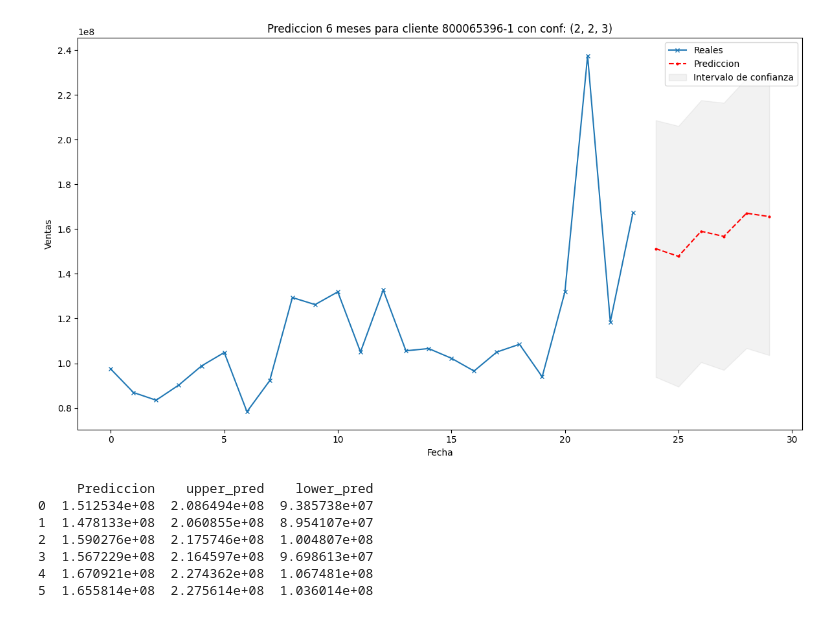
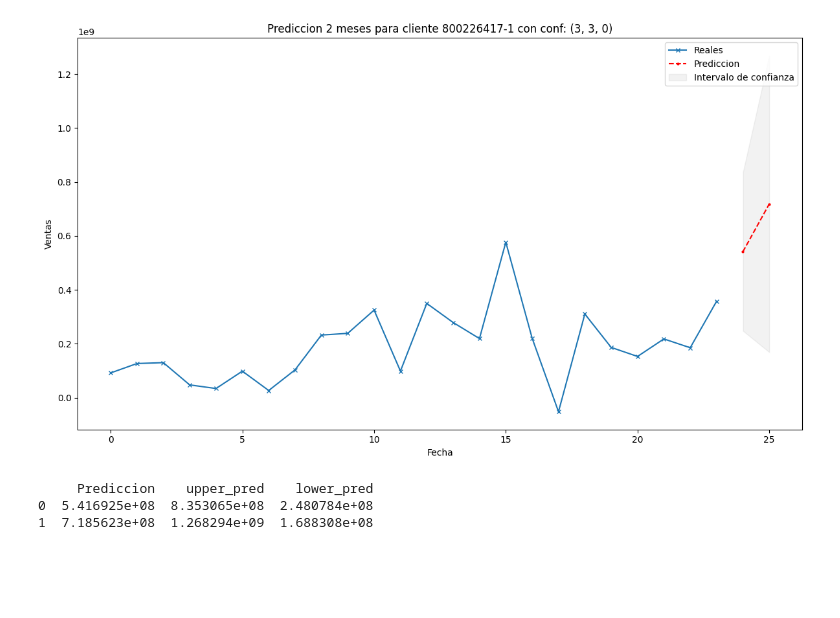
Before and after one commit to TomasCardeLo/ML-Dispapeles-TomasCaLo, a Jupyter notebook: Time series/Time series v3.ipynb, the cells around one changed output. Saved outputs shown, nothing was run; the diff lists cells and outputs as text; code cells hidden in the pictures; blank space fills up the shorter version.

```diff
--- a/Time series/Time series v3.ipynb
+++ b/Time series/Time series v3.ipynb
@@ -244,11 +219,7 @@ results.head(6)
 # %%
-predecir_cliente(nit_cliente= "800065396-1", fecha_final= "2023-01-31", n_meses= 6, param= (2,2,3), alpha= 0.01, normalize= True)
+predecir_cliente(nit_cliente= "800226417-1", fecha_final= "2022-12-31", n_meses= 2, param= (3,3,0), alpha= 0.01, normalize= True)
 # %% [output]
-[figure, old version]
+[figure, new version]
      Prediccion    upper_pred    lower_pred
-0  1.512534e+08  2.086494e+08  9.385738e+07
-1  1.478133e+08  2.060855e+08  8.954107e+07
-2  1.590276e+08  2.175746e+08  1.004807e+08
-3  1.567229e+08  2.164597e+08  9.698613e+07
-4  1.670921e+08  2.274362e+08  1.067481e+08
-5  1.655814e+08  2.275614e+08  1.036014e+08
+0  5.416925e+08  8.353065e+08  2.480784e+08
+1  7.185623e+08  1.268294e+09  1.688308e+08
```
Also changed, not shown: parts of 6 cells of this notebook, 1 other file.
